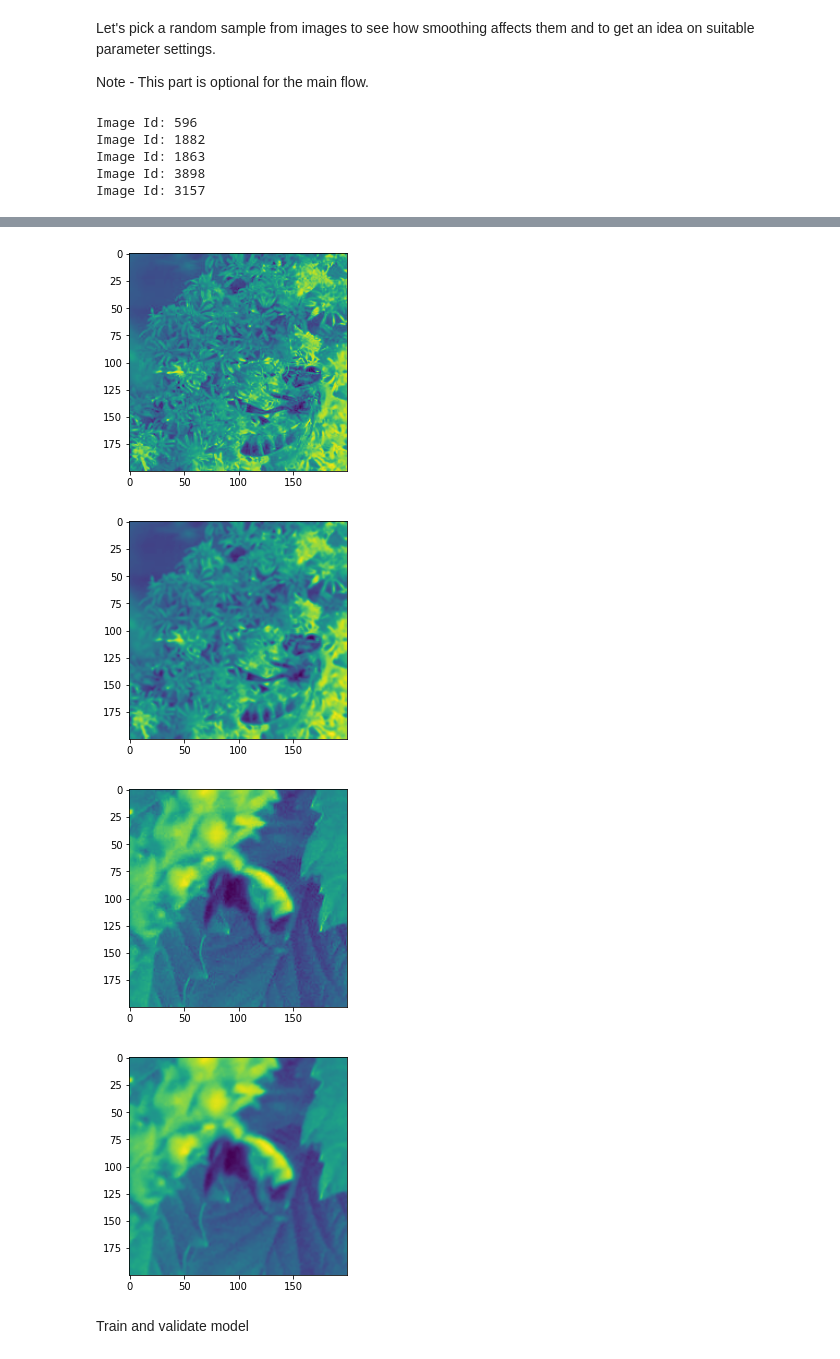
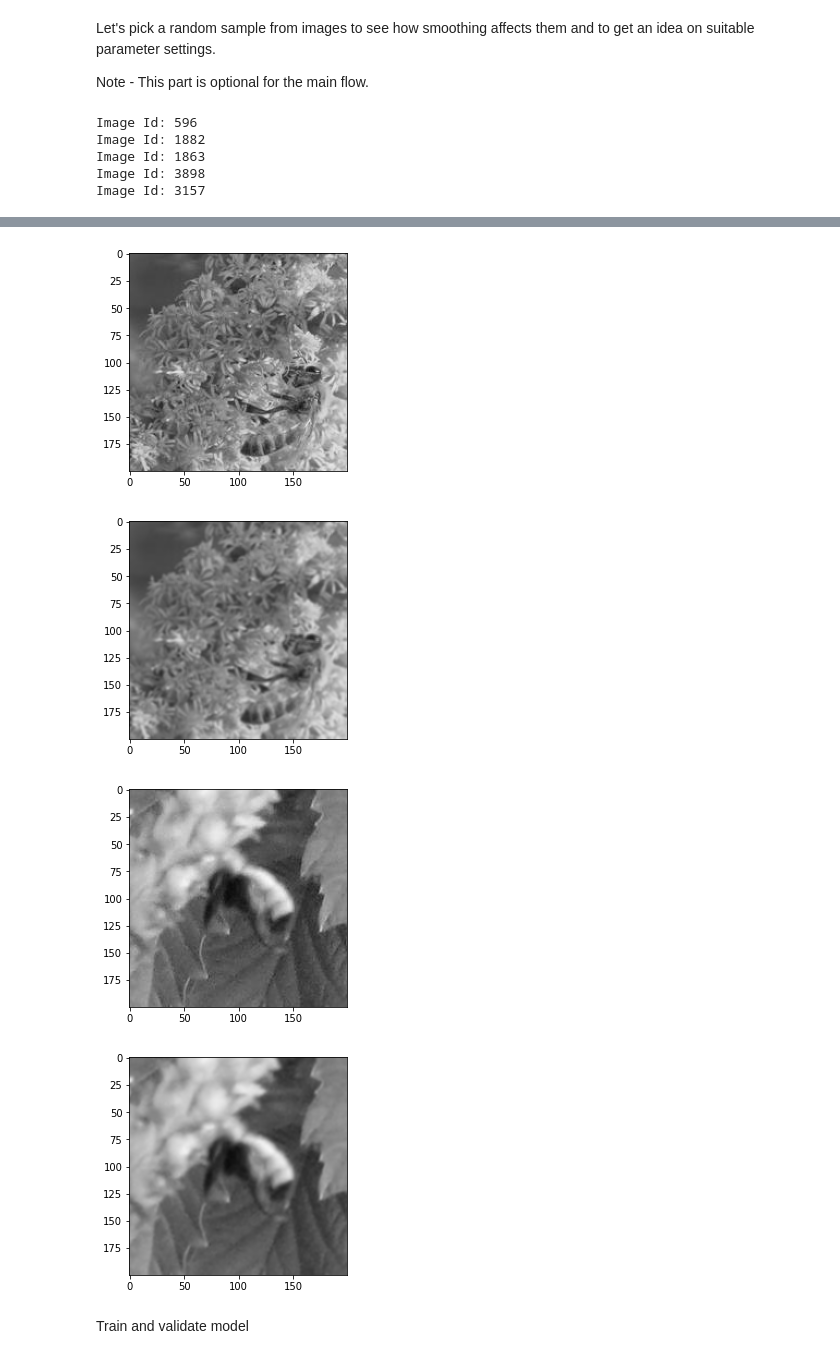
Before and after one commit to HHansi/Applied-AI-Course, a Jupyter notebook: Image Processing/Image_Classification.ipynb, the cells around one changed output, grey strips where cells are left out. Cells and saved outputs as stored; diff of their text form; code cells hidden in the pictures.

```diff
--- a/Image Processing/Image_Classification.ipynb
+++ b/Image Processing/Image_Classification.ipynb
@@ -37,8 +55,10 @@ with zipfile.ZipFile("/content/bee_dataset.zip", 'r') as zip_ref:
 # %% [markdown]
 ##Load image data sets
+# %%
+data_folder = '/content/drive/MyDrive/Colab Notebooks/Applied-AI/Image Processing/data/bee_dataset'
 # %%
 # load training data
-df_train = pd.read_csv("/content/bee_dataset/train.csv")
+df_train = pd.read_csv(os.path.join(data_folder, 'train.csv'))
 
 # summarise the details
 print(f'Number of entries: {len(df_train)}')
@@ -76,5 +97,4 @@ temp_df.plot.bar()
 # %%
-# method to load images
 # parameters
 # ids - list of image ids
 # folder_path - path to image folder
@@ -82,7 +102,7 @@ temp_df.plot.bar()
 def load_images(ids, folder_path, dim):
   images = []
   for id in ids:
-    image_path = os.path.join(folder_path, "{}.jpg".format(id))
+    image_path = os.path.join(folder_path, f'{id}.jpg')
     img = cv2.imread(image_path)
 
     # Resize if necessary
@@ -94,12 +114,12 @@ def load_images(ids, folder_path, dim):
 base_dim = (200, 200)
 
 # load train images
-train_image_folder = "/content/bee_dataset/train_images"
+train_image_folder = os.path.join(data_folder, 'train_images')
 train_images = load_images(df_train['id'], train_image_folder, base_dim)
 print(f'Number of training images loaded: {len(train_images)}')
 
 # load test images
-test_image_folder = "/content/bee_dataset/test_images"
+test_image_folder = os.path.join(data_folder, 'test_images')
 test_images = load_images(df_test['id'], test_image_folder, base_dim)
 print(f'Number of testing images loaded: {len(test_images)}')
 # %% [output]
@@ -212,10 +231,7 @@ Let's pick a random sample from images to see how smoothing affects them and to
 
 Note - This part is optional for the main flow.
 # %%
-from random import randint
-from random import seed
-
-seed(100)
+seed(RANDOM_SEED)
 sample_images = []
 
 # pick random sample of images
@@ -227,11 +243,11 @@ for i in range(5):
 # apply preprocessing and show output images
 for img in sample_images:
   img_grayscaled = cv2.cvtColor(img, cv2.COLOR_BGR2GRAY)
-  plt.imshow(img_grayscaled)
+  plt.imshow(cv2.cvtColor(img_grayscaled, cv2.COLOR_BGR2RGB))
   plt.show()
 
   img_blurred = cv2.GaussianBlur(img_grayscaled,(3,3), 2)
-  plt.imshow(img_blurred)
+  plt.imshow(cv2.cvtColor(img_blurred, cv2.COLOR_BGR2RGB))
   plt.show()
 # %% [output]
 Image Id: 596
@@ -248,7 +264,7 @@ Image Id: 3157
-[figure, old version]
+[figure, new version]
-[figure, old version]
+[figure, new version]
-[figure, old version]
+[figure, new version]
-[figure, old version]
+[figure, new version]
 # %%
 # method to get image features
 def get_features_m2(images):
```
Also changed, not shown: parts of 47 cells of this notebook.
